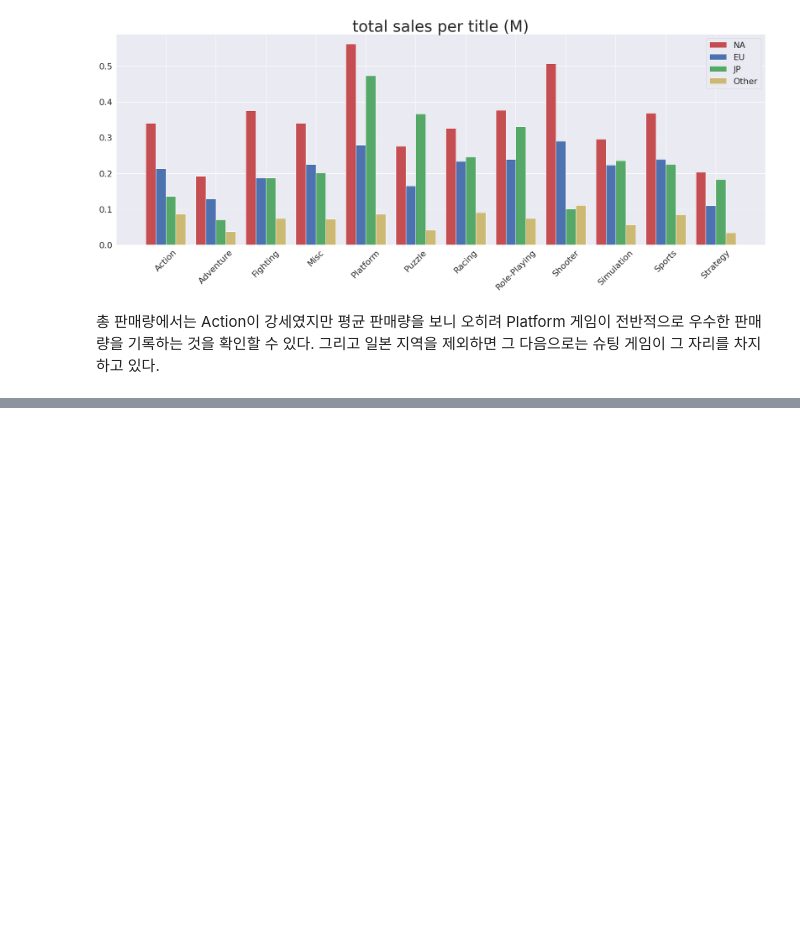
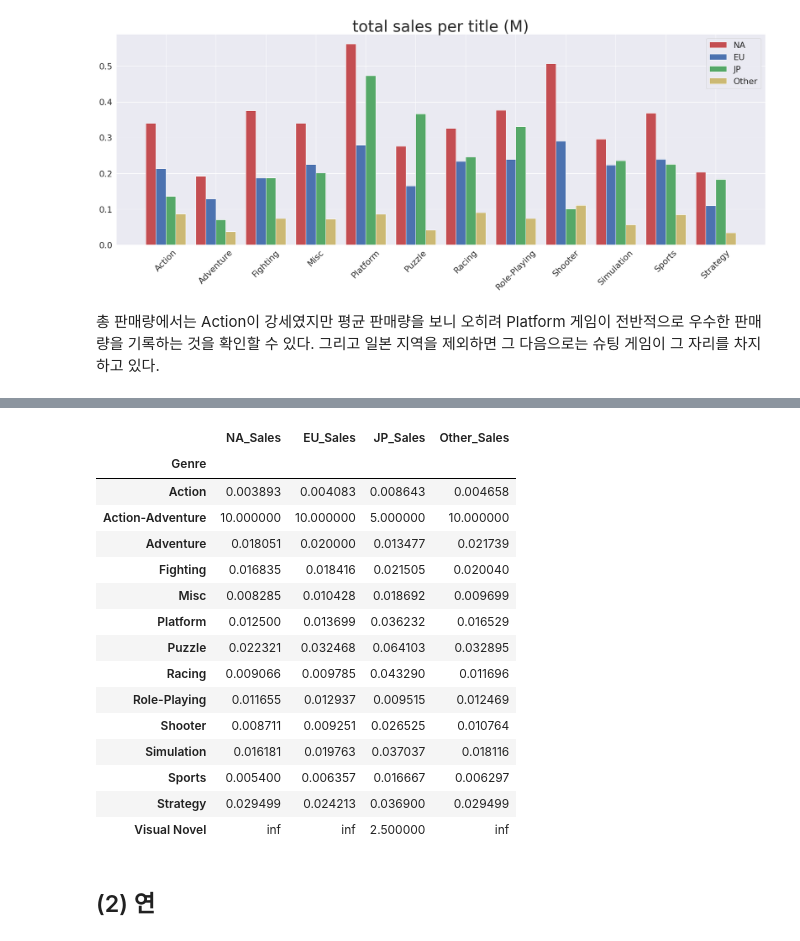
Before and after one commit to pokem1402/section_project_one, a Jupyter notebook: EDA_3_visualize.ipynb, the cells around one changed output, grey strips where cells are left out. Drawn from its saved outputs; the diff is of its cells as text; code cells hidden in the pictures; blank space fills up the shorter version.

```diff
--- a/EDA_3_visualize.ipynb
+++ b/EDA_3_visualize.ipynb
@@ -725,0 +769,19 @@ plt.show()
+# %%
+10 / correct_count
+# %% [output]
+|  | NA_Sales | EU_Sales | JP_Sales | Other_Sales |
+| Genre |  |  |  |  |
+| Action | 0.003893 | 0.004083 | 0.008643 | 0.004658 |
+| Action-Adventure | 10.000000 | 10.000000 | 5.000000 | 10.000000 |
+| Adventure | 0.018051 | 0.020000 | 0.013477 | 0.021739 |
+| Fighting | 0.016835 | 0.018416 | 0.021505 | 0.020040 |
+| Misc | 0.008285 | 0.010428 | 0.018692 | 0.009699 |
+| Platform | 0.012500 | 0.013699 | 0.036232 | 0.016529 |
+| Puzzle | 0.022321 | 0.032468 | 0.064103 | 0.032895 |
+| Racing | 0.009066 | 0.009785 | 0.043290 | 0.011696 |
+| Role-Playing | 0.011655 | 0.012937 | 0.009515 | 0.012469 |
+| Shooter | 0.008711 | 0.009251 | 0.026525 | 0.010764 |
+| Simulation | 0.016181 | 0.019763 | 0.037037 | 0.018116 |
+| Sports | 0.005400 | 0.006357 | 0.016667 | 0.006297 |
+| Strategy | 0.029499 | 0.024213 | 0.036900 | 0.029499 |
+| Visual Novel | inf | inf | 2.500000 | inf |
@@ -725,0 +790,2 @@ plt.show()
+# %% [markdown]
+## (2) 연
```
Also changed, not shown: parts of 7 cells of this notebook.
